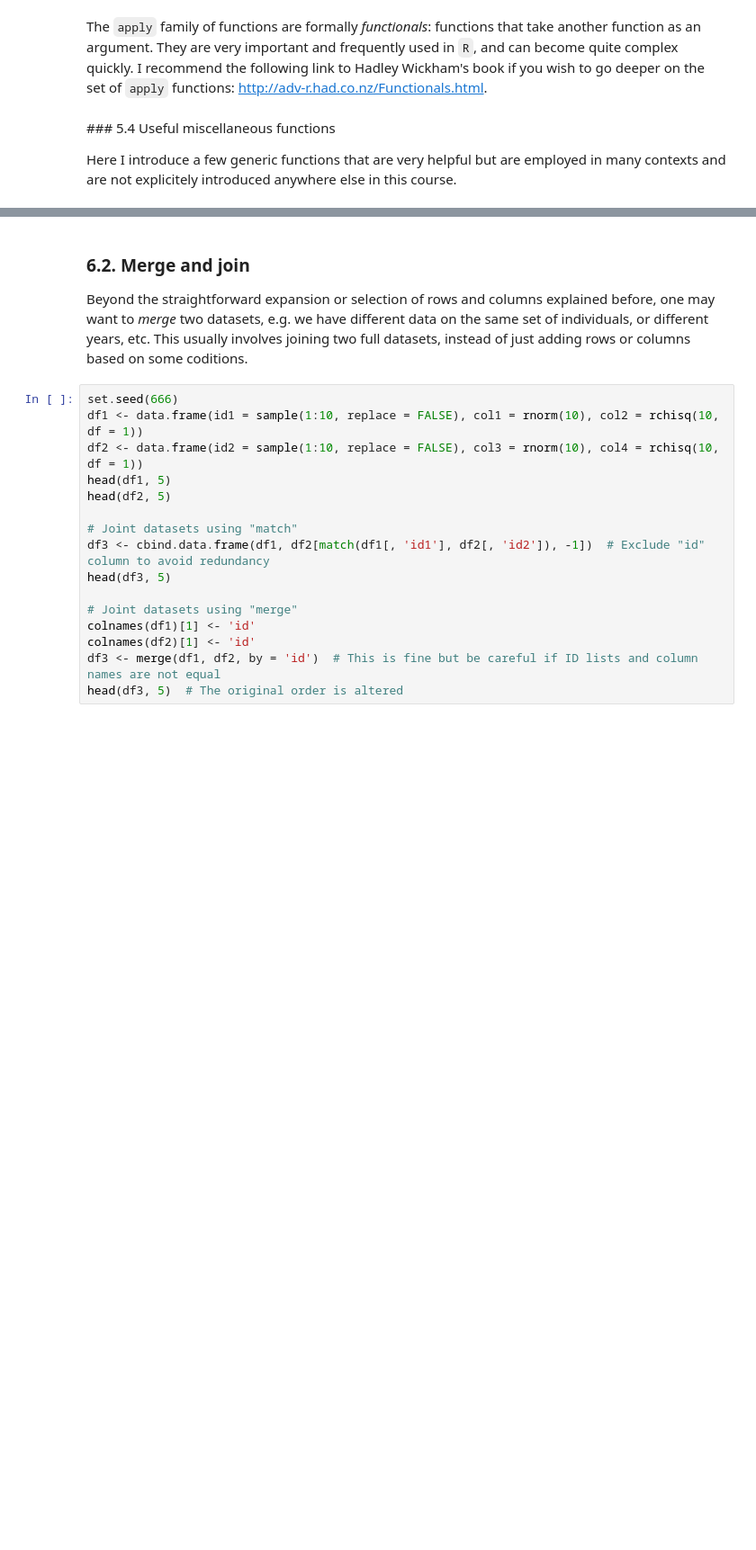
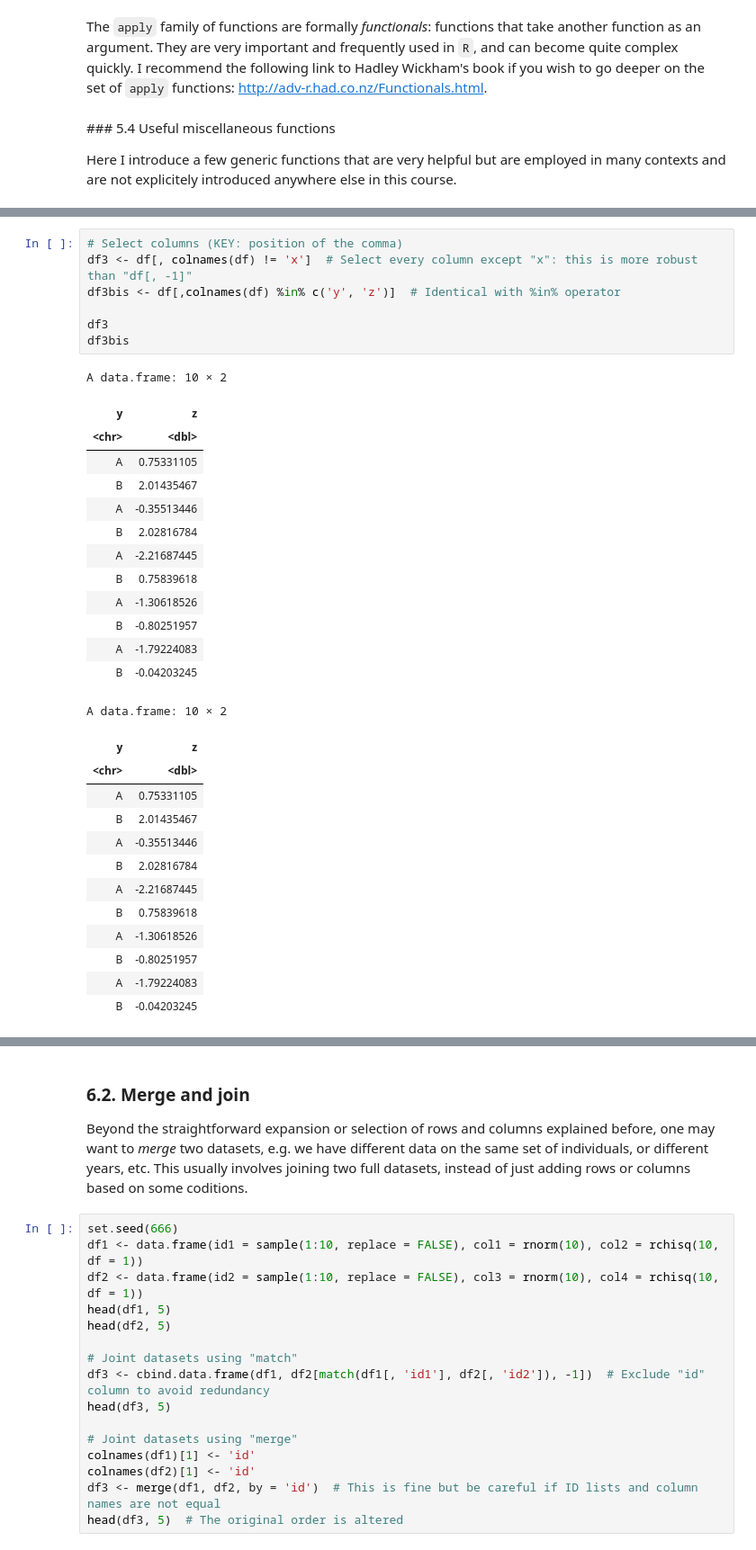
Before and after one commit to pauljrognon/bse-python-brushup-2022, a Jupyter notebook: docs/r-lectures/session1.ipynb, the cells around one changed output, grey strips where cells are left out. Shown at 90% size. Cells and saved outputs as stored; diff of their text form; blank space fills up the shorter version.

```diff
--- a/docs/r-lectures/session1.ipynb
+++ b/docs/r-lectures/session1.ipynb
@@ -636,0 +985,34 @@ df3 <- df[, which(colnames(df) %in% c('A', 'B'))]  # Identical with %in% operat
+# %%
+# Select columns (KEY: position of the comma)
+df3 <- df[, colnames(df) != 'x']  # Select every column except "x": this is more robust than "df[, -1]"
+df3bis <- df[,colnames(df) %in% c('y', 'z')]  # Identical with %in% operator
+
+df3
+df3bis
+# %% [output]
+A data.frame: 10 × 2
+| y | z |
+| <chr> | <dbl> |
+| A | 0.75331105 |
+| B | 2.01435467 |
+| A | -0.35513446 |
+| B | 2.02816784 |
+| A | -2.21687445 |
+| B | 0.75839618 |
+| A | -1.30618526 |
+| B | -0.80251957 |
+| A | -1.79224083 |
+| B | -0.04203245 |
+A data.frame: 10 × 2
+| y | z |
+| <chr> | <dbl> |
+| A | 0.75331105 |
+| B | 2.01435467 |
+| A | -0.35513446 |
+| B | 2.02816784 |
+| A | -2.21687445 |
+| B | 0.75839618 |
+| A | -1.30618526 |
+| B | -0.80251957 |
+| A | -1.79224083 |
+| B | -0.04203245 |
```
Also changed, not shown: parts of 101 cells of this notebook, 1 other file.
